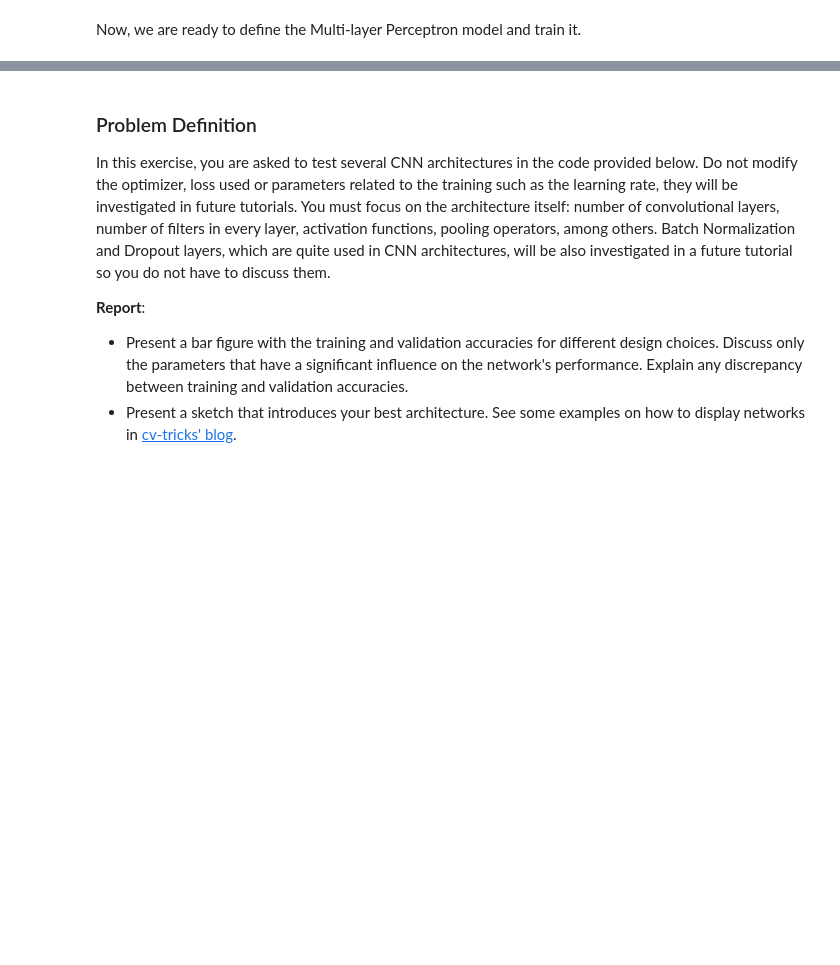
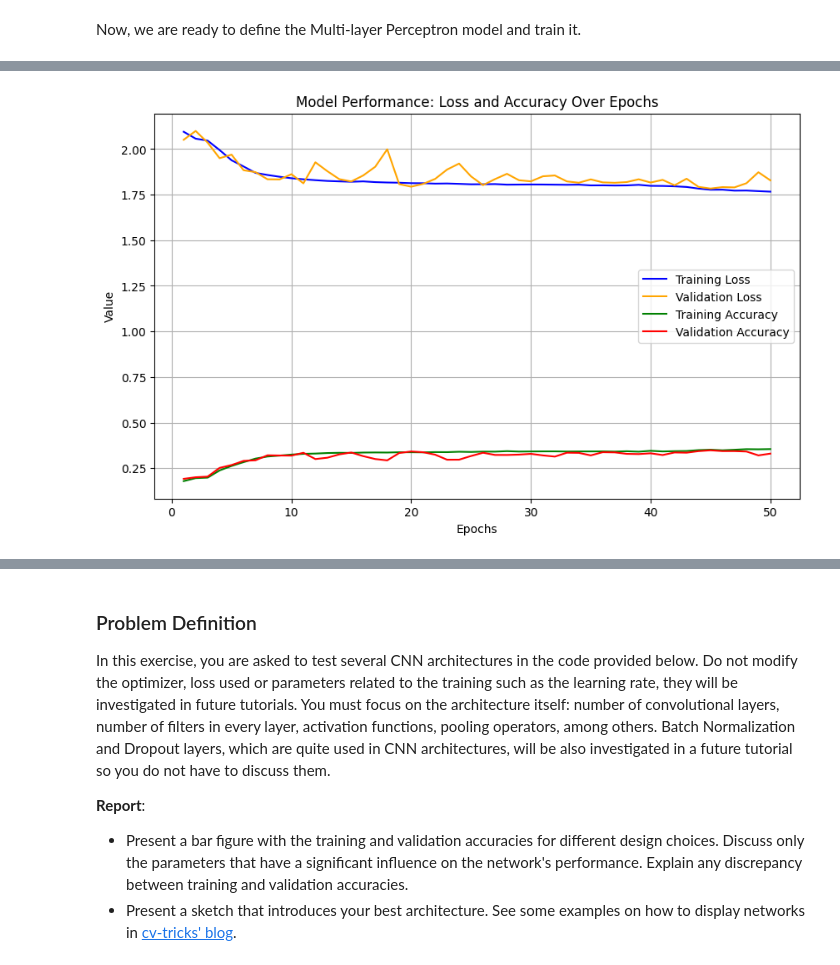
Before and after one commit to Utsav254/deep-learning-course, a Jupyter notebook: 02_CNN_Introduction.ipynb, the cells around one changed output, grey strips where cells are left out. Drawn from its saved outputs; the diff is of its cells as text; code cells hidden in the pictures; blank space fills up the shorter version.

Commit message:
Run Task1 Analysis on multiple models. Obtain data

```diff
--- a/02_CNN_Introduction.ipynb
+++ b/02_CNN_Introduction.ipynb
@@ -498,9 +499,38 @@ model.compile(
     optimizer=optimizer,
     metrics=['accuracy'],
 )
-model.fit(X_train_flatten, Y_train_class, batch_size=32, epochs=20)
+
+history = model.fit(
+    X_train_flatten,
+    Y_train_class,
+    batch_size=32,
+    epochs=50,
+    validation_data=(X_test_flatten, Y_test_class),
+    verbose=1,
+)
+
+train_loss = history.history['loss']
+val_loss = history.history['val_loss']
+train_acc = history.history['accuracy']
+val_acc = history.history['val_accuracy']
+
+epochs = range(1, 51)
+plt.figure(figsize=(10, 6))
+
+plt.plot(epochs, train_loss, label='Training Loss', color='blue')
+plt.plot(epochs, val_loss, label='Validation Loss', color='orange')
+plt.plot(epochs, train_acc, label='Training Accuracy', color='green')
+plt.plot(epochs, val_acc, label='Validation Accuracy', color='red')
+
+plt.title('Model Performance: Loss and Accuracy Over Epochs')
+plt.xlabel('Epochs')
+plt.ylabel('Value')
+plt.legend()
+plt.grid()
+plt.show()
+
+# Final validation metrics
 score = model.evaluate(X_test_flatten, Y_test_class, verbose=0)
-
-print('Validation loss:', score[0])
-print('Validation accuracy:', score[1])
+print('Final Validation Loss:', score[0])
+print('Final Validation Accuracy:', score[1])
 # %% [output]
@@ -523,0 +554 @@ Validation accuracy: 0.33230000734329224
+[figure, added]
```
Also changed, not shown: parts of 12 cells of this notebook.
